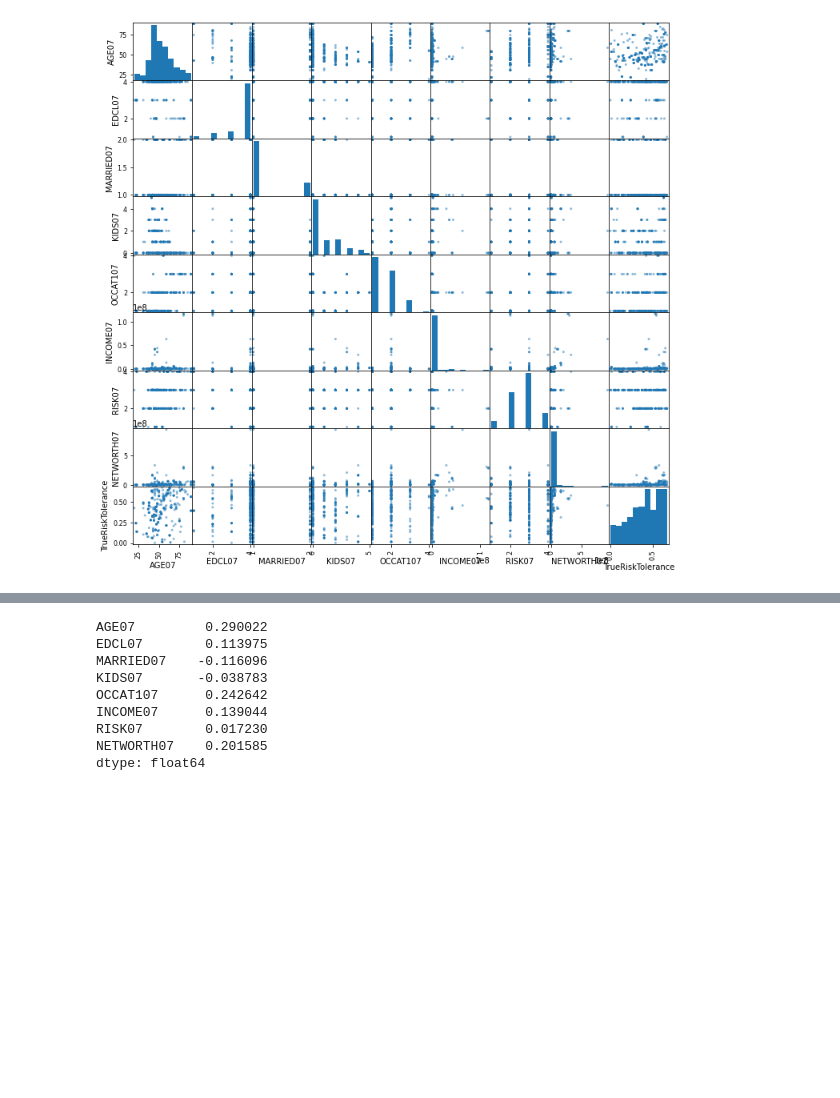
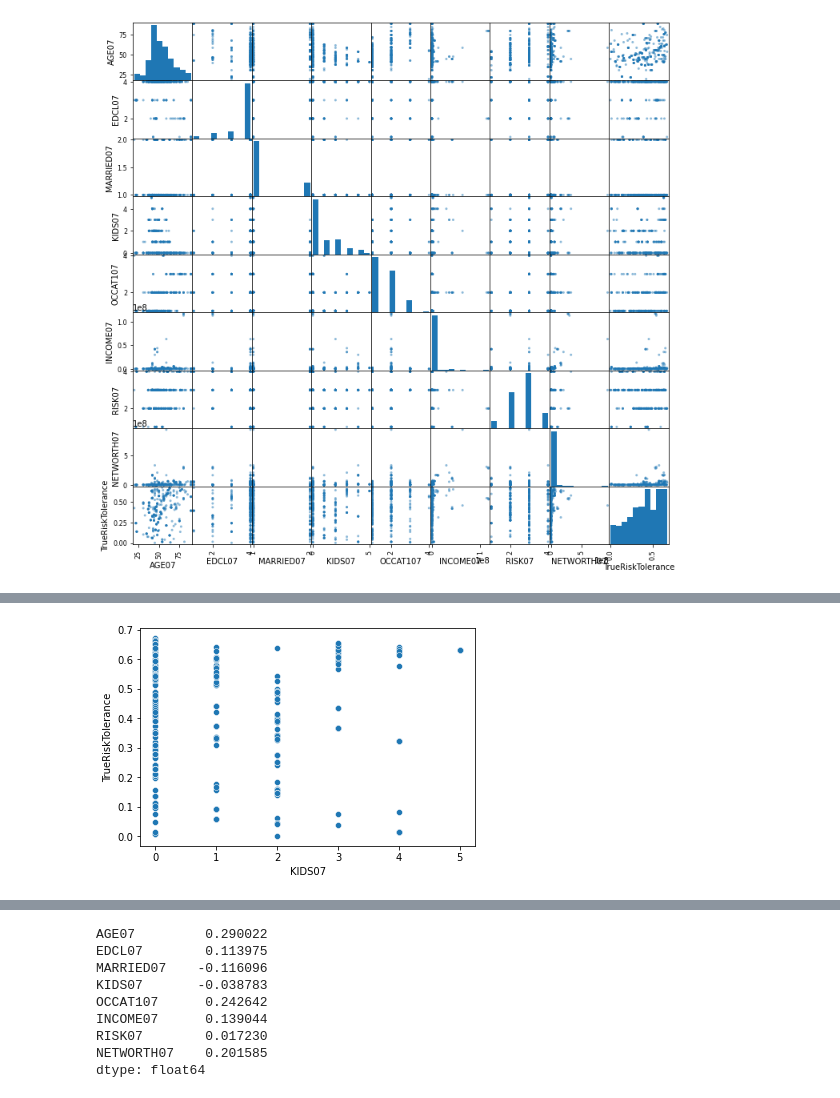
Before and after one commit to yasssminnn/bauman-data-science, a Jupyter notebook: разработка модели.ipynb, the cells around one changed output, grey strips where cells are left out. Cells and saved outputs as stored; diff of their text form; code cells hidden in the pictures; blank space fills up the shorter version.

```diff
--- a/разработка модели.ipynb
+++ b/разработка модели.ipynb
@@ -212,0 +284,4 @@ plt.show()
+# %%
+sns.scatterplot(x="KIDS07", y="TrueRiskTolerance", data=dataset3);
+# %% [output]
+[figure, added]
```
Also changed, not shown: parts of 32 cells of this notebook, 6 other files.
